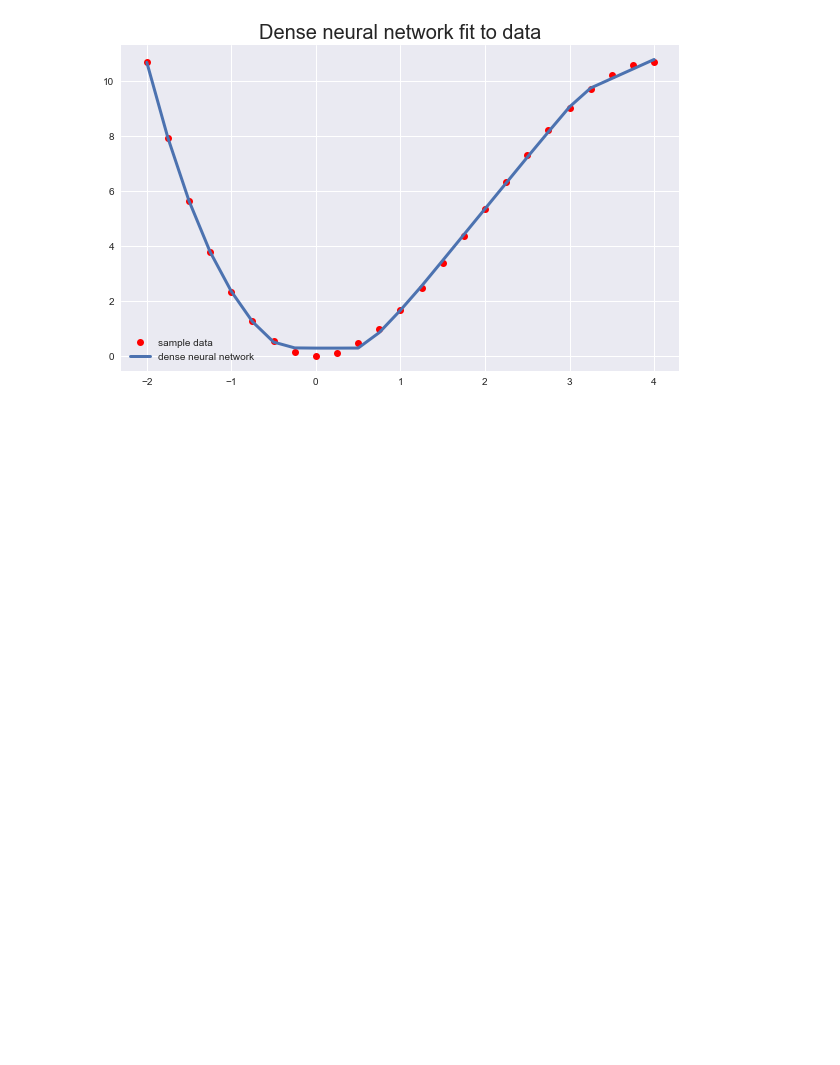
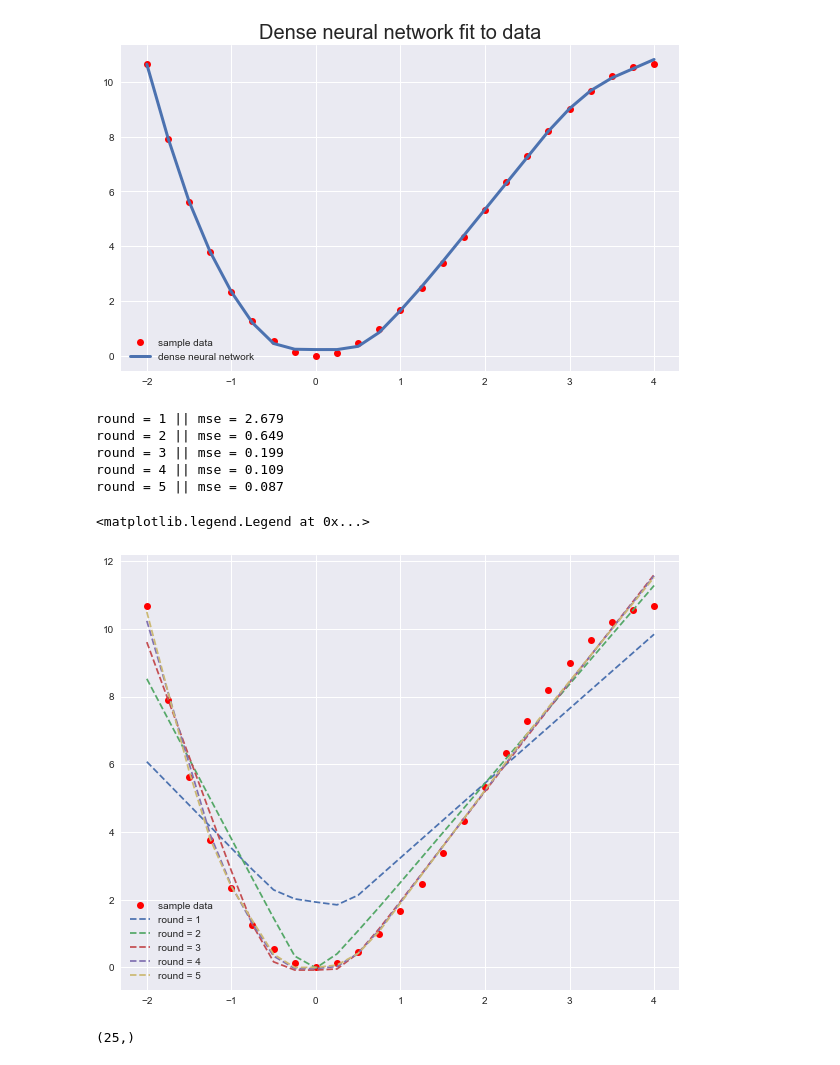
Before and after one commit to bazilsky/jupyter_local, a Jupyter notebook: ml_finance/keras_example.ipynb, the cells around one changed output. Cells and saved outputs as stored; diff of their text form; code cells hidden in the pictures; blank space fills up the shorter version.

Commit message:
got keras script working to fit sample data

```diff
--- a/ml_finance/keras_example.ipynb
+++ b/ml_finance/keras_example.ipynb
@@ -49,4 +49,30 @@ plt.legend()
 import tensorflow
 #tf.random.set_seed(100)
 # %%
-import numpy
+from keras.layers import Dense
+from keras.models import Sequential
+model = Sequential()
+model.add(Dense(256,activation = 'relu',input_dim = 1)) # adding a rectilinear unit for activation
+model.add(Dense(1,activation = 'linear'))
+model.compile(loss = 'mse',optimizer = 'rmsprop')
+plt.figure(figsize = (10,8))
+plt.plot(x,y,'ro',label = 'sample data')
+for _ in range(1,6):
+    model.fit(x,y,epochs = 100,verbose = False) # every loop the model is trained with 100 epochs
+    y_ = model.predict(x)
+    mse = ((y-y_.flatten())**2).mean()  # flatten function used to make 2D array into 1D array by flattening
+    print(f'round = {_} || mse = {mse:.3f}')
+    plt.plot(x,y_,'--',label = f'round = {_}')
+plt.legend()
+# %% [output]
+round = 1 || mse = 2.679
+round = 2 || mse = 0.649
+round = 3 || mse = 0.199
+round = 4 || mse = 0.109
+round = 5 || mse = 0.087
+<matplotlib.legend.Legend at 0x...>
+[figure, added]
+# %%
+np.shape(y_.flatten())
+# %% [output]
+(25,)
```
Also changed, not shown: parts of 2 cells of this notebook.
